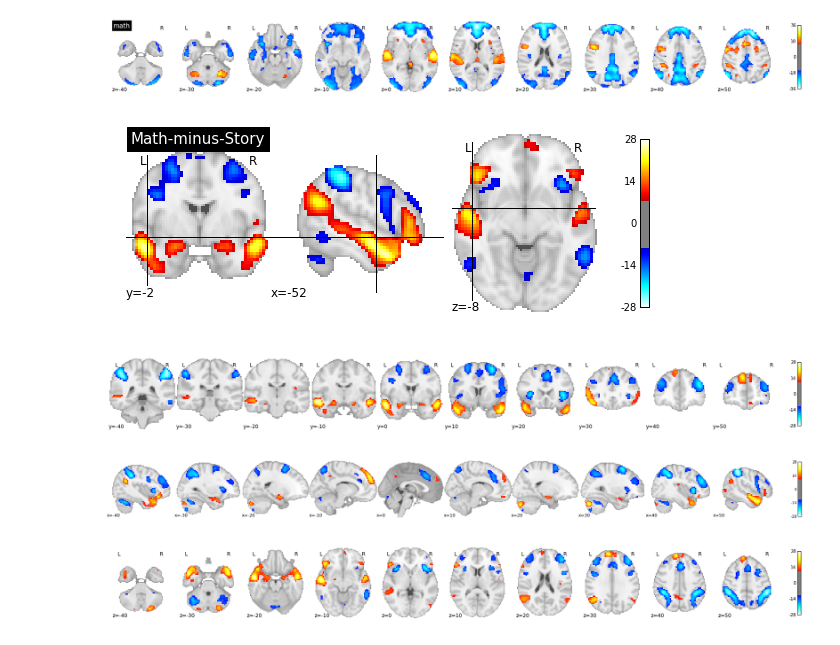
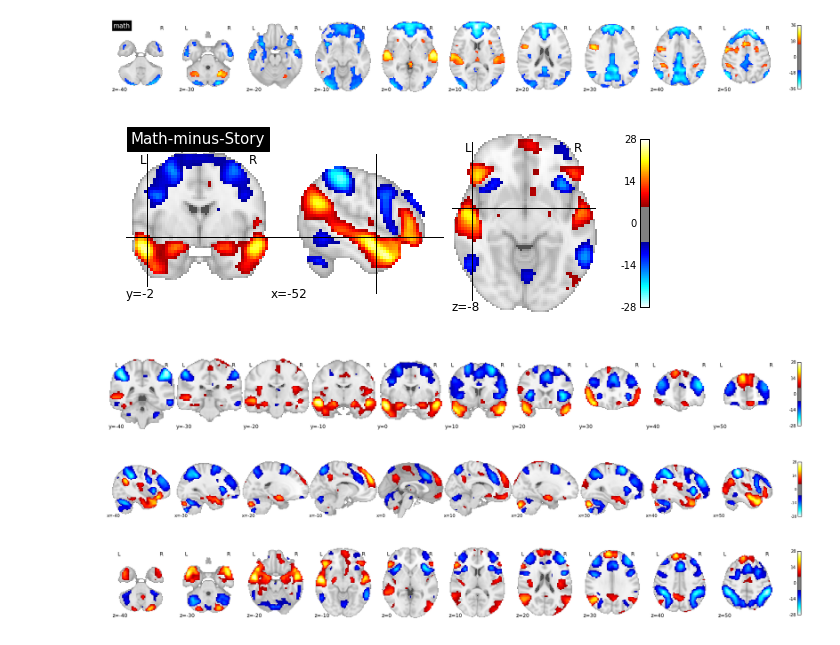
Before and after one commit to SIMEXP/hcp, a Jupyter notebook: hcp_activation_maps_language_exp1.ipynb, the cells around one changed output. Drawn from its saved outputs; the diff is of its cells as text; code cells hidden in the pictures.

Commit message:
activation group map story minus math

```diff
--- a/hcp_activation_maps_language_exp1.ipynb
+++ b/hcp_activation_maps_language_exp1.ipynb
@@ -82,32 +82,32 @@ Min = -36.205; Max = 32.768
 # %%
 # display map difference Math - Story
 
 in_vol_math = nib.load(os.path.join(path_rmaps, rmaps_file_pattern.format("math")))
 in_vol_story = nib.load(os.path.join(path_rmaps, rmaps_file_pattern.format("story")))
 in_story_minus_math = in_vol_story.get_data() - in_vol_math.get_data()
 in_vol_story_minus_math = nib.Nifti1Image(in_story_minus_math,
                                           affine=in_vol_story.affine,
                                           header=in_vol_story.header
                                          )
 
-display = plotting.plot_stat_map(in_vol_story_minus_math, threshold= 8,
+display = plotting.plot_stat_map(in_vol_story_minus_math, threshold= 6,
                                  cut_coords=(-52, -2, -8),
                                  title= "Math-minus-Story"
                                  )
-display = plotting.plot_stat_map(in_vol_story_minus_math, threshold= 11,
+display = plotting.plot_stat_map(in_vol_story_minus_math, threshold= 6,
                                  display_mode='y',
                                  cut_coords= range(-40, 60, 10),
                                 )
-display = plotting.plot_stat_map(in_vol_story_minus_math, threshold=11,
+display = plotting.plot_stat_map(in_vol_story_minus_math, threshold=6,
                                  display_mode='x',
                                  cut_coords= range(-40, 60, 10),
                                 )
-display = plotting.plot_stat_map(in_vol_story_minus_math, threshold=11,
+display = plotting.plot_stat_map(in_vol_story_minus_math, threshold=6,
                                  display_mode='z',
                                  cut_coords= range(-40, 60, 10),
                                 )
 # %% [output]
-[figure, old version]
+[figure, new version]
-[figure, old version]
+[figure, new version]
-[figure, old version]
+[figure, new version]
-[figure, old version]
+[figure, new version]
```
